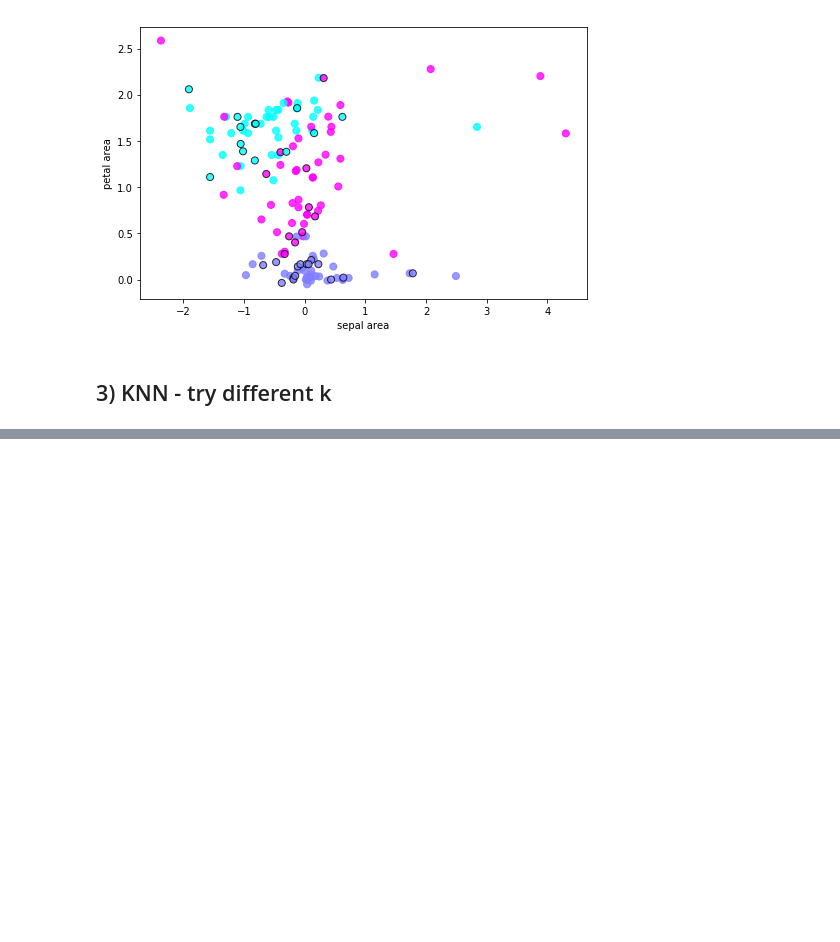
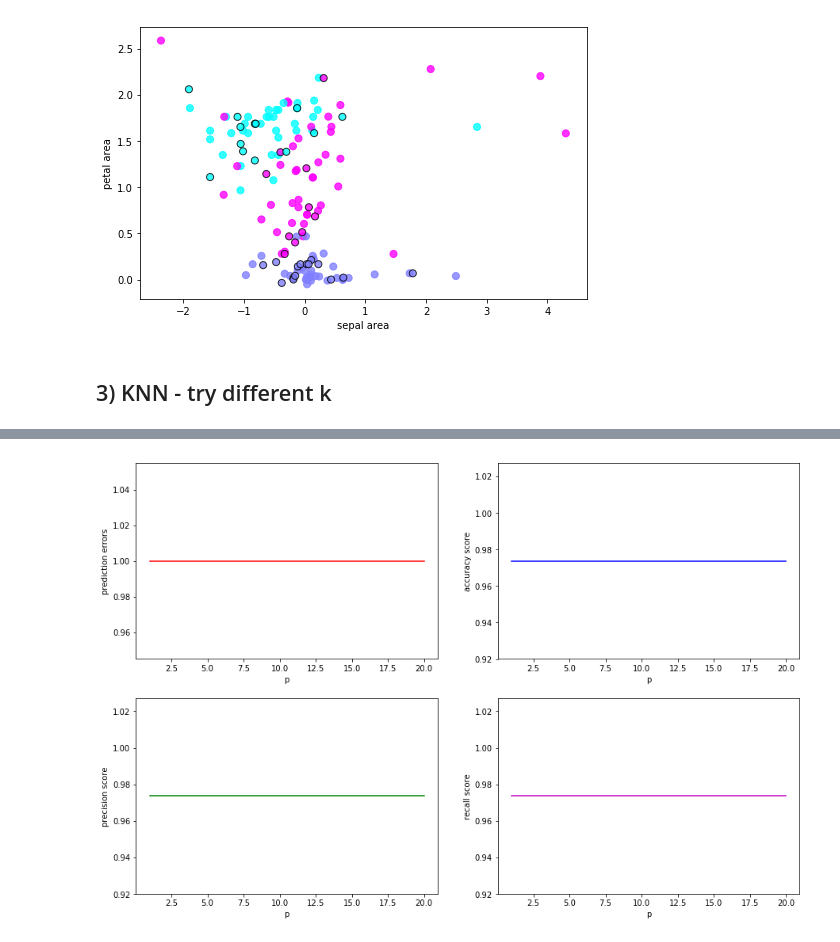
Before and after one commit to KarimaCha/nf_KNN, a Jupyter notebook: KNN_without_solutions/KNN_Scikitlearn_Exercise.ipynb, the cells around one changed output, grey strips where cells are left out. Cells and saved outputs as stored; diff of their text form; code cells hidden in the pictures; blank space fills up the shorter version.

```diff
--- a/KNN_without_solutions/KNN_Scikitlearn_Exercise.ipynb
+++ b/KNN_without_solutions/KNN_Scikitlearn_Exercise.ipynb
@@ -213,0 +260,26 @@ plt.ylabel('accuracy score');
+# %%
+# plot the error values against K values
+
+fig, ax = plt.subplots(2,2, figsize=(15,10))
+
+plt.subplot(221)
+plt.plot(np.arange(1,21), knn_errors, 'r');
+plt.xlabel('p')
+plt.ylabel('prediction errors')
+
+plt.subplot(222)
+plt.plot(np.arange(1,21), knn_acc, 'b');
+plt.xlabel('p')
+plt.ylabel('accuracy score');
+
+plt.subplot(223)
+plt.plot(np.arange(1,21), knn_prec, 'g');
+plt.xlabel('p')
+plt.ylabel('precision score')
+
+plt.subplot(224)
+plt.plot(np.arange(1,21), knn_recall, 'm');
+plt.xlabel('p')
+plt.ylabel('recall score');
+# %% [output]
+[figure, added]
```
Also changed, not shown: parts of 5 cells of this notebook, 3 other files.
